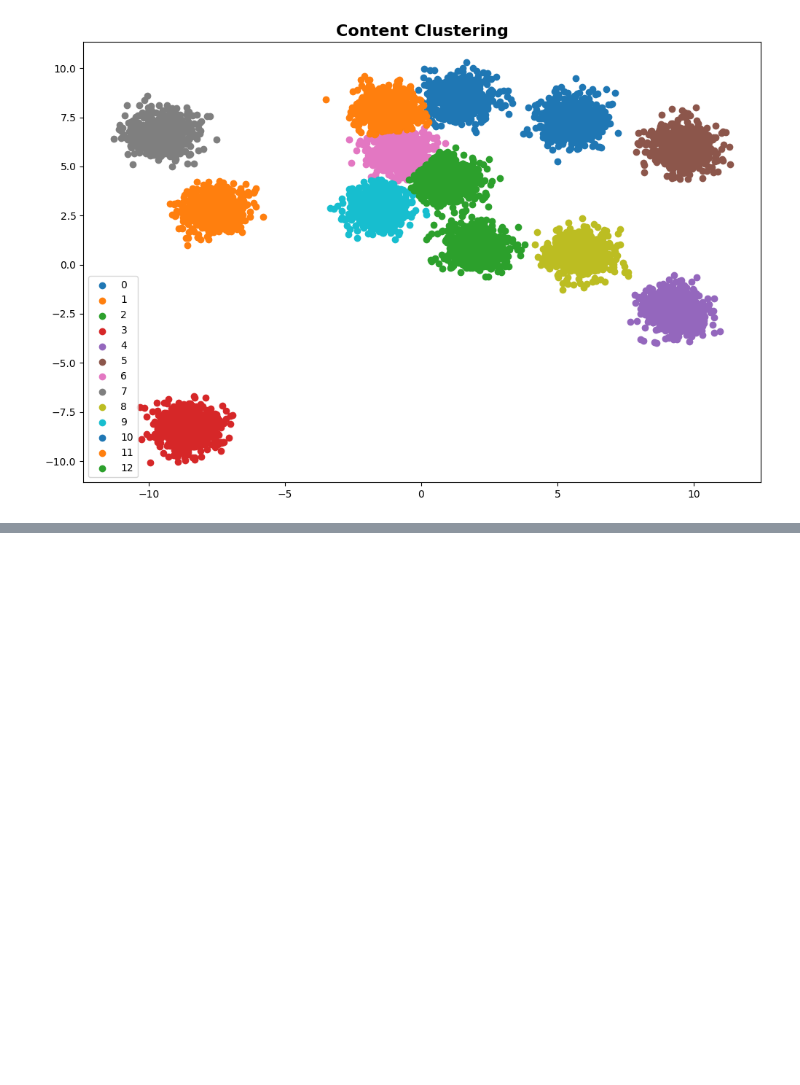
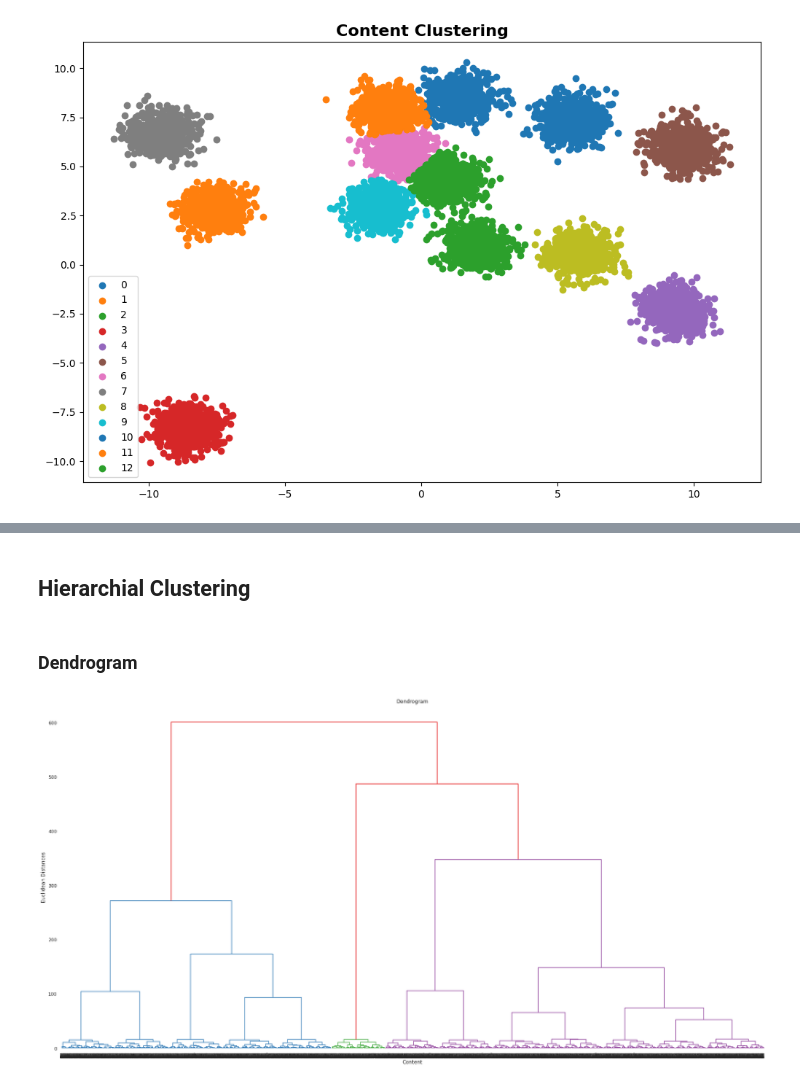
Before and after one commit to Amol2332/NETFLIX-MOVIES-AND-TV-SHOWS-CLUSTERING, a Jupyter notebook: netflix_clustering.ipynb, the cells around one changed output, grey strips where cells are left out. Cells and saved outputs as stored; diff of their text form; code cells hidden in the pictures; blank space fills up the shorter version.

```diff
--- a/netflix_clustering.ipynb
+++ b/netflix_clustering.ipynb
@@ -925,0 +907,15 @@ plt.show()
+# %% [markdown]
+## **Hierarchial Clustering**
+# %%
+hier_ward_euc = sch.linkage(X, method = 'ward', metric = 'euclidean')
+# %% [markdown]
+### **Dendrogram**
+# %%
+plt.figure(figsize=(30,15))
+dendrogram = sch.dendrogram(hier_ward_euc)
+plt.title('Dendrogram')
+plt.xlabel('Content')
+plt.ylabel('Euclidean Distances')
+plt.show() # find largest vertical distance we can make without crossing any other horizontal line
+# %% [output]
+[figure, added]
```
Also changed, not shown: parts of 22 cells of this notebook.
